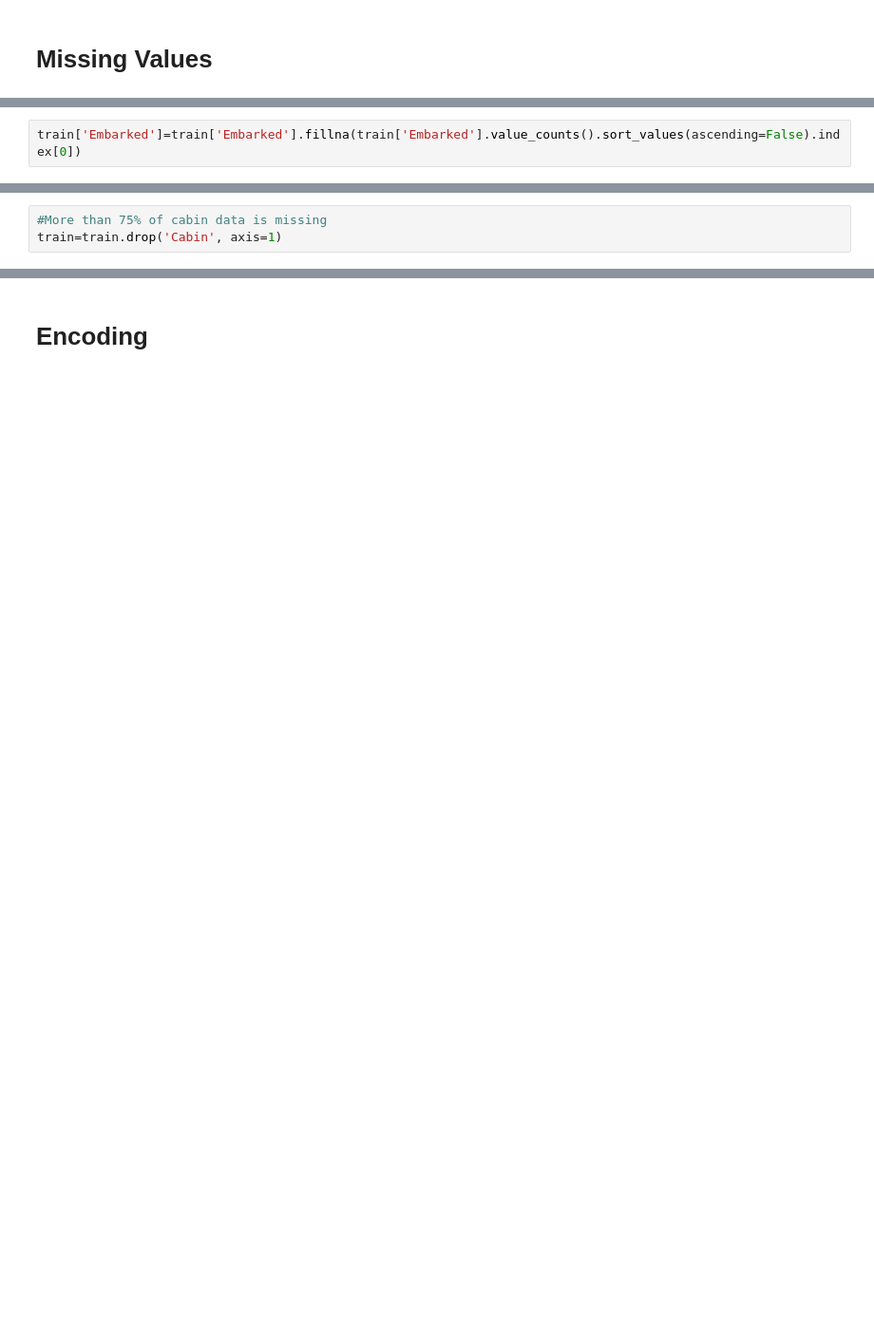
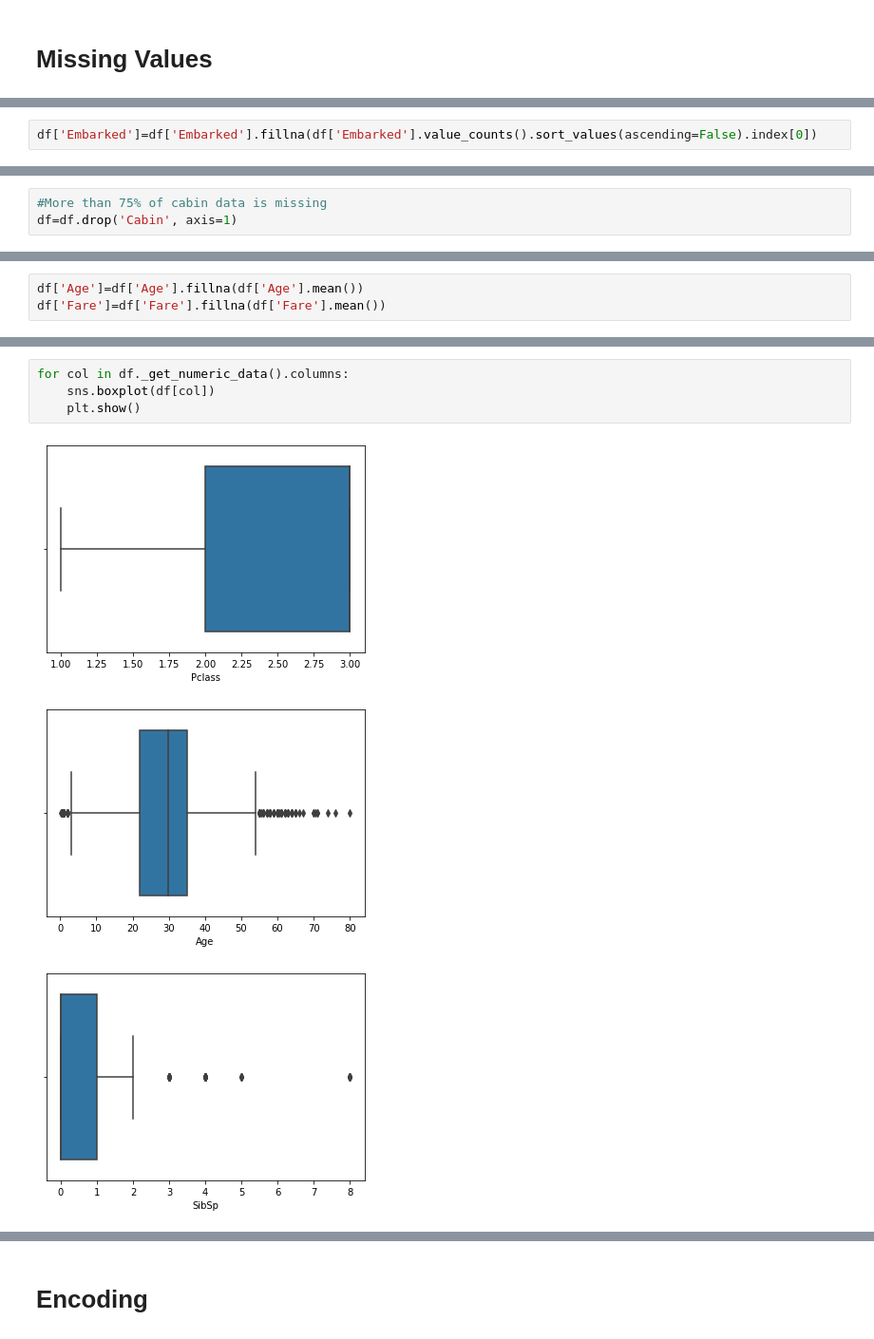
Before and after one commit to DevTeymur/Titanic-Dataset-Prediction-Model, a Jupyter notebook: titanic.ipynb, the cells around one changed output, grey strips where cells are left out. Shown at 95% size. Saved outputs shown, nothing was run; the diff lists cells and outputs as text; blank space fills up the shorter version.

```diff
--- a/titanic.ipynb
+++ b/titanic.ipynb
@@ -281,2 +245,2 @@ Filling 2 Null value with most frequent
 # %%
-train['Embarked']=train['Embarked'].fillna(train['Embarked'].value_counts().sort_values(ascending=False).index[0])
+df['Embarked']=df['Embarked'].fillna(df['Embarked'].value_counts().sort_values(ascending=False).index[0])
@@ -290,4 +247,4 @@ dtype: int64
 # %%
 #More than 75% of cabin data is missing
-train=train.drop('Cabin', axis=1)
+df=df.drop('Cabin', axis=1)
 # %%
@@ -311,0 +257,3 @@ Std value of Fare column is high
+# %%
+df['Age']=df['Age'].fillna(df['Age'].mean())
+df['Fare']=df['Fare'].fillna(df['Fare'].mean())
@@ -311,0 +266,8 @@ Std value of Fare column is high
+# %%
+for col in df._get_numeric_data().columns:
+    sns.boxplot(df[col])
+    plt.show()
+# %% [output]
+[figure, added]
+[figure, added]
+[figure, added]
```
Also changed, not shown: parts of 68 cells of this notebook, 1 other file.
